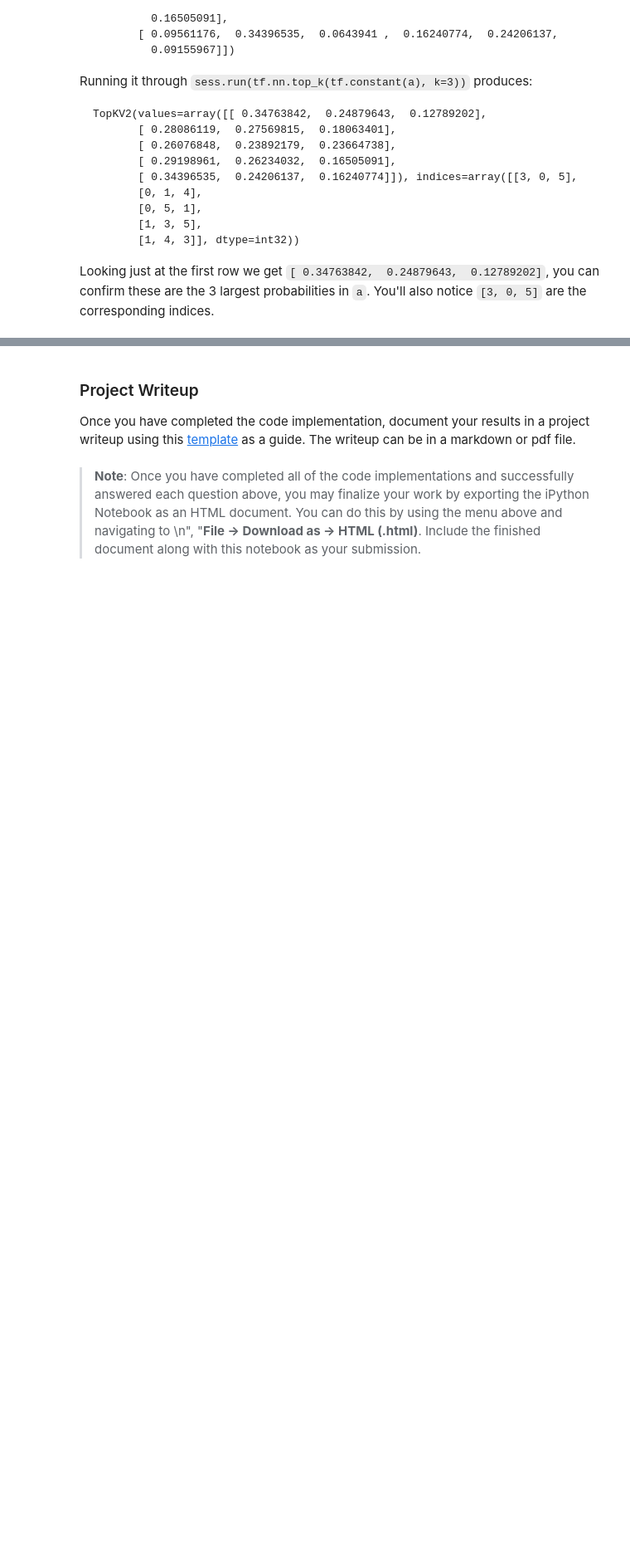
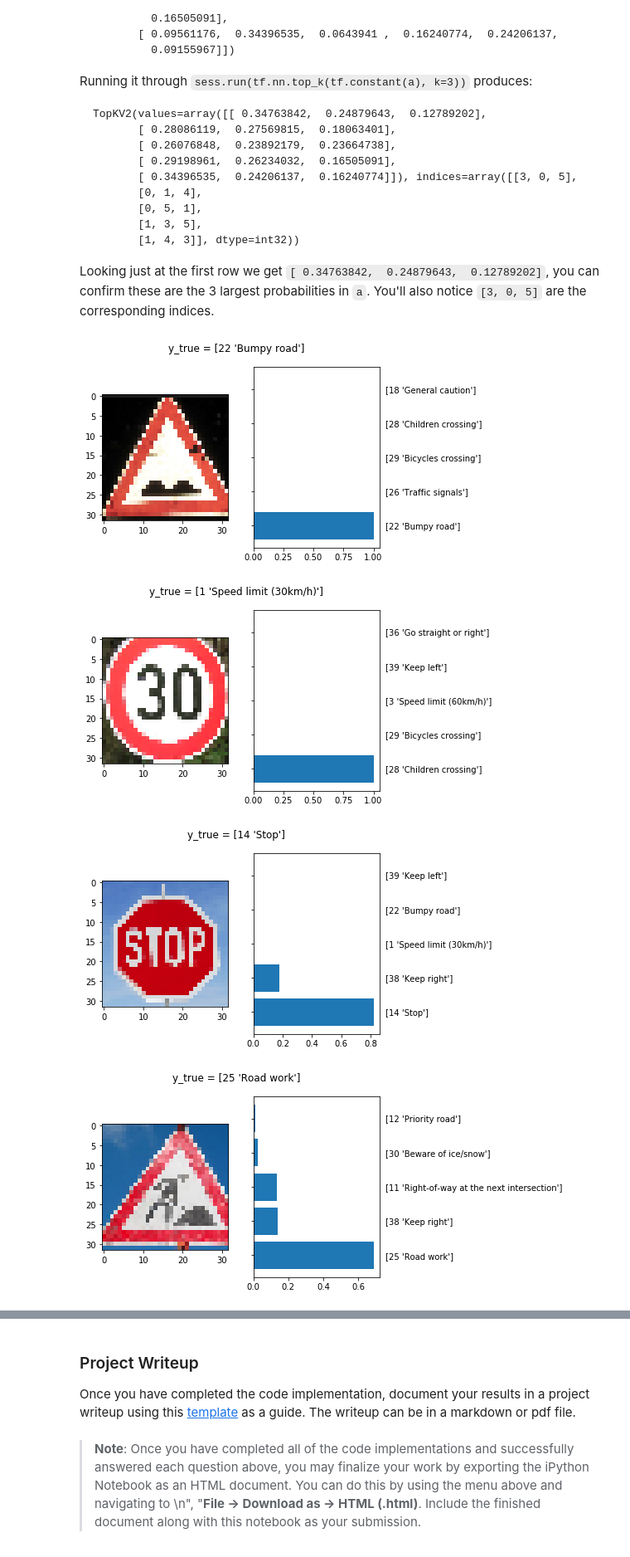
Before and after one commit to zhoujh30/CarND-Traffic-Sign-Classifier-Project, a Jupyter notebook: Traffic_Sign_Classifier.ipynb, the cells around one changed output, grey strips where cells are left out. Shown: that part at 83% size. Saved outputs shown, nothing was run; the diff lists cells and outputs as text; code cells hidden in the pictures; blank space fills up the shorter version.

```diff
--- a/Traffic_Sign_Classifier.ipynb
+++ b/Traffic_Sign_Classifier.ipynb
@@ -352,0 +405,24 @@ You may find `signnames.csv` useful as it contains mappings from the class id (i
+# %%
+### Calculate the accuracy for these 5 new images.
+### For example, if the model predicted 1 out of 5 signs correctly, it's 20% accurate on these new images.
+
+correct_prediction = tf.equal(tf.argmax(logits, 1), tf.argmax(one_hot_y, 1))
+accuracy_operation = tf.reduce_mean(tf.cast(correct_prediction, tf.float32))
+saver = tf.train.Saver()
+BATCH_SIZE = 128
+
+def evaluate(X_data, y_data):
+    num_examples = len(X_data)
+    total_accuracy = 0
+    sess = tf.get_default_session()
+    for offset in range(0, num_examples, BATCH_SIZE):
+        batch_x, batch_y = X_data[offset:offset+BATCH_SIZE], y_data[offset:offset+BATCH_SIZE]
+        accuracy = sess.run(accuracy_operation, feed_dict={x: batch_x, y: batch_y})
+        total_accuracy += (accuracy * len(batch_x))
+    return total_accuracy / num_examples
+
+with tf.Session() as sess:
+    saver.restore(sess, tf.train.latest_checkpoint('.'))
+
+    test_accuracy = evaluate(new_signs2, labels)
+    print("Test Accuracy = {:.3f}".format(test_accuracy))
@@ -395,0 +471,24 @@ Looking just at the first row we get `[ 0.34763842,  0.24879643,  0.12789202]`,
+# %%
+### Print out the top five softmax probabilities for the predictions on the German traffic sign images found on the web.
+### Feel free to use as many code cells as needed.
+
+TOP_K = 5
+
+with tf.Session() as sess:
+    saver.restore(sess, tf.train.latest_checkpoint('.'))
+    top = sess.run(tf.nn.top_k(tf.nn.softmax(logits), k=TOP_K), feed_dict={x:new_signs2})
+
+for i in range(len(files)):
+    f, (ax1, ax2) = plt.subplots(1, 2, sharey=False, sharex=False)
+    # last image is not in training set
+    f.suptitle("y_true = {}".format(sign_names[labels[i]]))
+    ax1.imshow(new_signs[i])
+    ax2.barh(range(TOP_K), top.values[i], align='center')
+    ax2.set_yticks(range(TOP_K))
+    ax2.set_yticklabels( sign_names[top[1][i].astype(int)])
+    ax2.tick_params(labelleft='off' , labelright='on')
+# %% [output]
+[figure, added]
+[figure, added]
+[figure, added]
+[figure, added]
```
Also changed, not shown: parts of 12 cells of this notebook, 12 other files.
